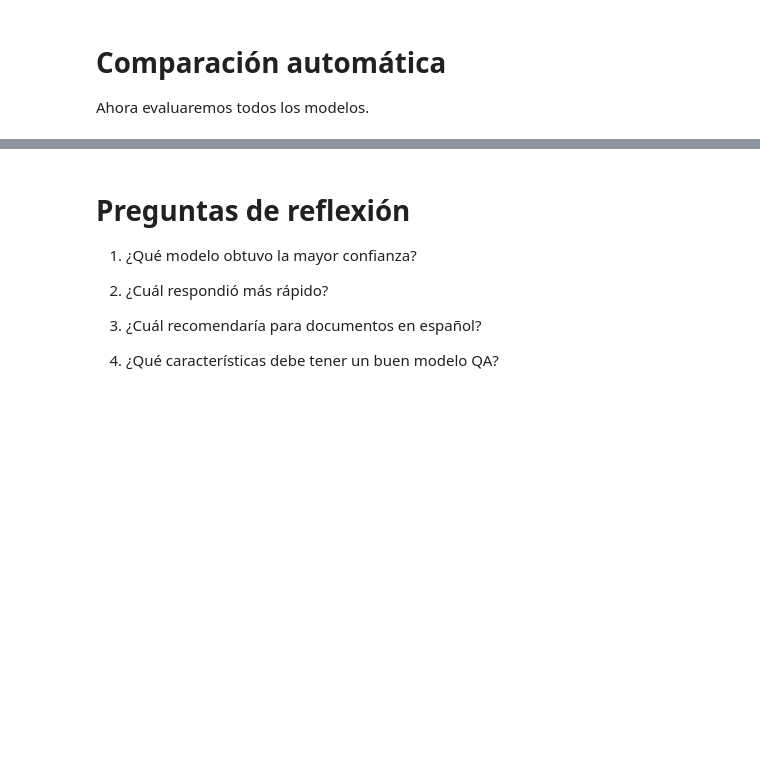
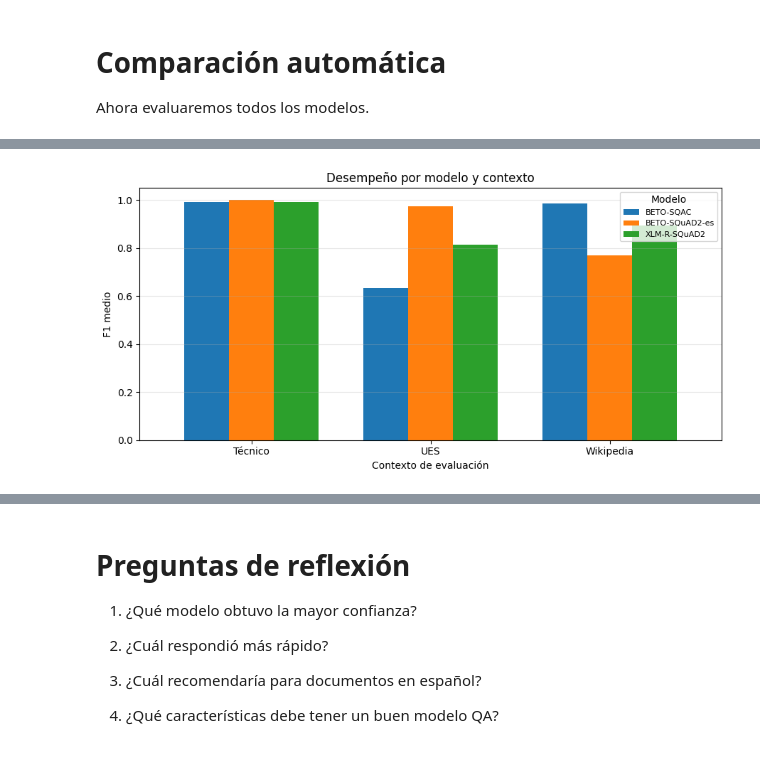
Before and after one commit to Melvillalta1/Laboratorio2ML, a Jupyter notebook: LaboratorioML.ipynb, the cells around one changed output, grey strips where cells are left out. Drawn from its saved outputs; the diff is of its cells as text; code cells hidden in the pictures; blank space fills up the shorter version.

```diff
--- a/LaboratorioML.ipynb
+++ b/LaboratorioML.ipynb
@@ -2428,0 +2557,20 @@ Complete la siguiente tabla.
+# %%
+# =====================================================
+# CONSOLIDADO DE LOS TRES EXPERIMENTOS
+# =====================================================
+
+comparacion_global = pd.concat([comp_ues, comp_tecnico, comp_wikipedia], ignore_index=True)
+comparacion_global.to_csv("results/comparacion_modelos.csv", index=False)
+
+consolidado = comparacion_global.pivot_table(
+    index="Modelo",
+    columns="Experimento",
+    values="F1",
+    aggfunc="mean",
+).round(3)
+
+consolidado["F1 global"] = comparacion_global.groupby("Modelo")["F1"].mean().round(3)
+consolidado["Score global"] = comparacion_global.groupby("Modelo")["Score"].mean().round(4)
+consolidado["Tiempo medio (ms)"] = comparacion_global.groupby("Modelo")["Tiempo (ms)"].mean().round(2)
+
+consolidado.sort_values("F1 global", ascending=False)
@@ -2428,0 +2583,25 @@ Complete la siguiente tabla.
+# %%
+# =====================================================
+# ¿SE MANTIENE EL MEJOR MODELO ENTRE CONTEXTOS?
+# =====================================================
+
+pivote = comparacion_global.pivot_table(
+    index="Experimento", columns="Modelo", values="F1", aggfunc="mean"
+)
+
+fig, ax = plt.subplots(figsize=(9, 4.5))
+
+pivote.plot(kind="bar", ax=ax, rot=0, width=0.75)
+
+ax.set_ylabel("F1 medio")
+ax.set_xlabel("Contexto de evaluación")
+ax.set_title("Desempeño por modelo y contexto")
+ax.legend(title="Modelo", fontsize=8)
+ax.set_ylim(0, 1.05)
+ax.grid(axis="y", alpha=0.3)
+
+fig.tight_layout()
+fig.savefig("results/graficos/modelos_por_contexto.png", dpi=150)
+plt.show()
+# %% [output]
+[figure, added]
```
Also changed, not shown: parts of 40 cells of this notebook.
